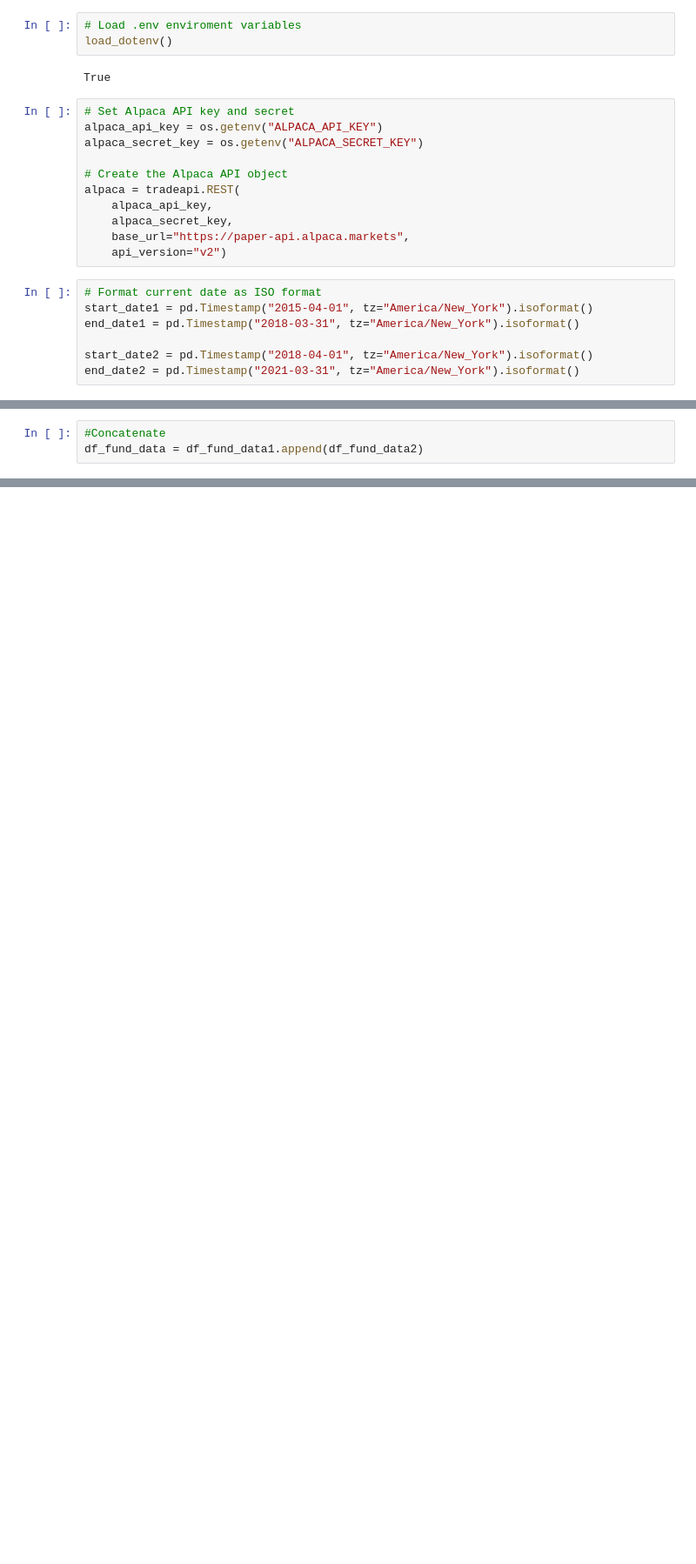
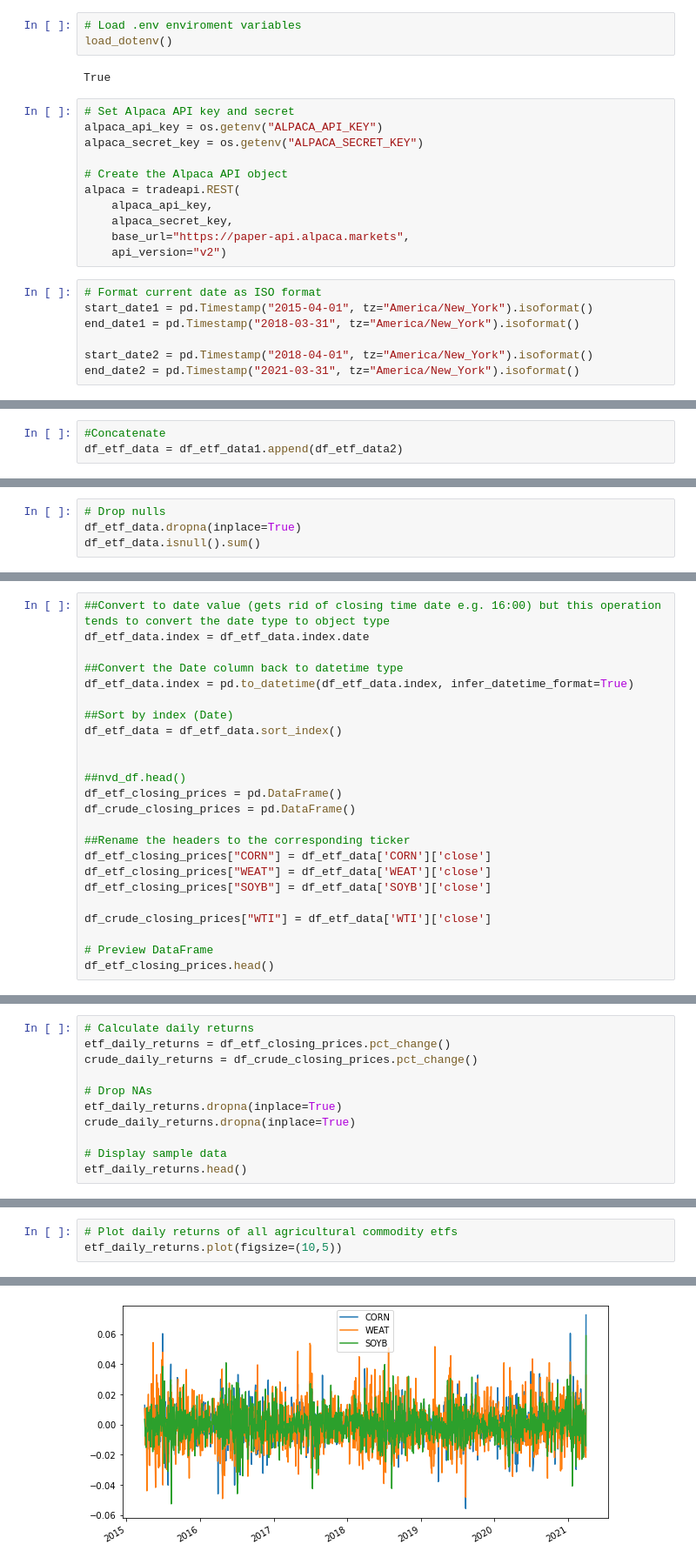
Before and after one commit to scolpan/gee_etf, a Jupyter notebook: WEATCORNSOYB.ipynb, the cells around one changed output, grey strips where cells are left out. Shown at 87% size. Cells and saved outputs as stored; diff of their text form; blank space fills up the shorter version.

```diff
--- a/WEATCORNSOYB.ipynb
+++ b/WEATCORNSOYB.ipynb
@@ -63,4 +67,4 @@ df_fund_data2 = alpaca.get_barset(
 ##df_fund_data.head()
 # %%
 #Concatenate
-df_fund_data = df_fund_data1.append(df_fund_data2)
+df_etf_data = df_etf_data1.append(df_etf_data2)
@@ -84,0 +112,4 @@ df_fund_data
+# %%
+# Drop nulls
+df_etf_data.dropna(inplace=True)
+df_etf_data.isnull().sum()
@@ -84,0 +134,24 @@ df_fund_data
+# %%
+##Convert to date value (gets rid of closing time date e.g. 16:00) but this operation tends to convert the date type to object type
+df_etf_data.index = df_etf_data.index.date
+
+##Convert the Date column back to datetime type
+df_etf_data.index = pd.to_datetime(df_etf_data.index, infer_datetime_format=True)
+
+##Sort by index (Date)
+df_etf_data = df_etf_data.sort_index()
+
+
+##nvd_df.head()
+df_etf_closing_prices = pd.DataFrame()
+df_crude_closing_prices = pd.DataFrame()
+
+##Rename the headers to the corresponding ticker
+df_etf_closing_prices["CORN"] = df_etf_data['CORN']['close']
+df_etf_closing_prices["WEAT"] = df_etf_data['WEAT']['close']
+df_etf_closing_prices["SOYB"] = df_etf_data['SOYB']['close']
+
+df_crude_closing_prices["WTI"] = df_etf_data['WTI']['close']
+
+# Preview DataFrame
+df_etf_closing_prices.head()
@@ -84,0 +165,11 @@ df_fund_data
+# %%
+# Calculate daily returns
+etf_daily_returns = df_etf_closing_prices.pct_change()
+crude_daily_returns = df_crude_closing_prices.pct_change()
+
+# Drop NAs
+etf_daily_returns.dropna(inplace=True)
+crude_daily_returns.dropna(inplace=True)
+
+# Display sample data
+etf_daily_returns.head()
@@ -84,0 +189,4 @@ df_fund_data
+# %%
+# Plot daily returns of all agricultural commodity etfs
+etf_daily_returns.plot(figsize=(10,5))
+# %% [output]
@@ -84,0 +194 @@ df_fund_data
+[figure, added]
```
Also changed, not shown: parts of 14 cells of this notebook, 1 other file.
